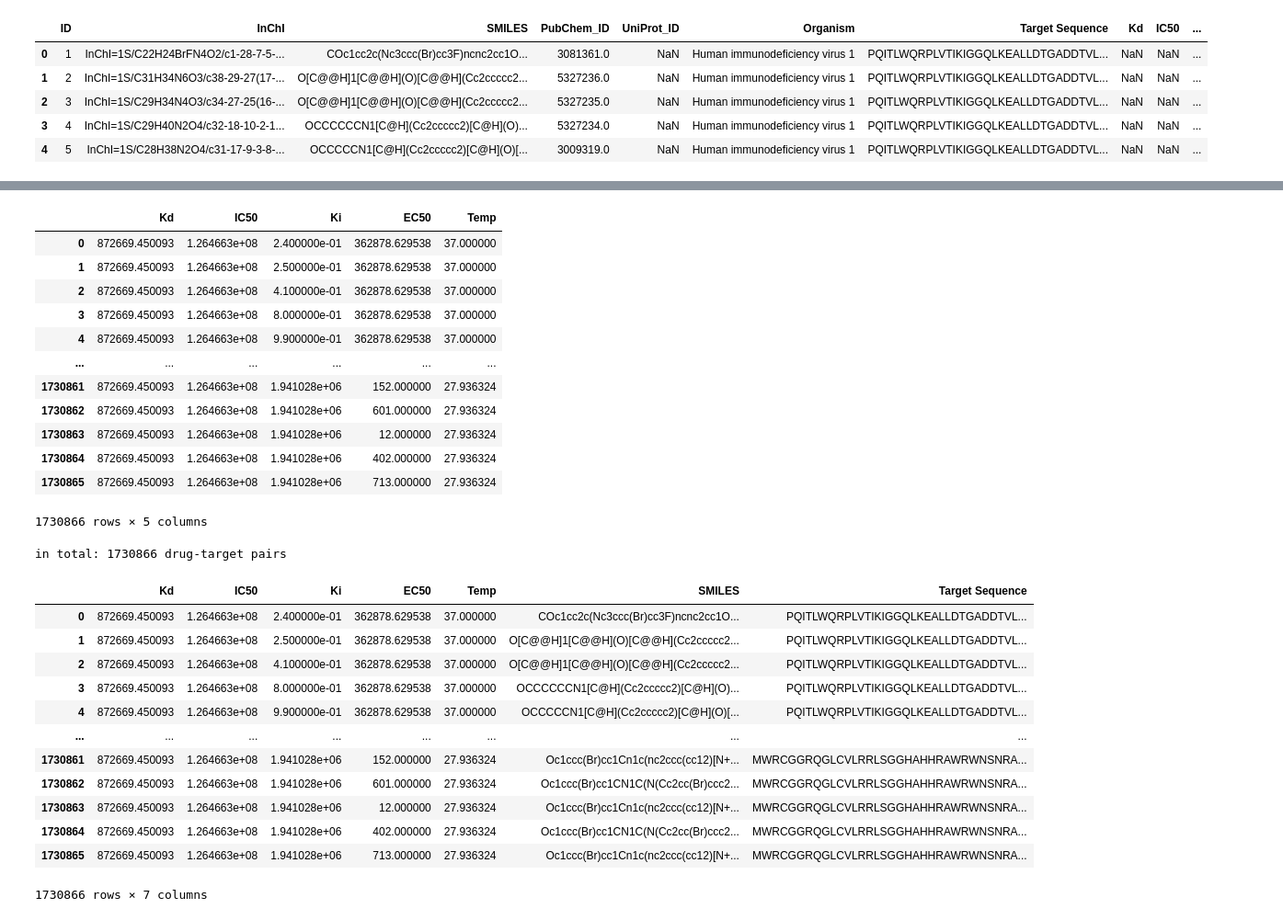
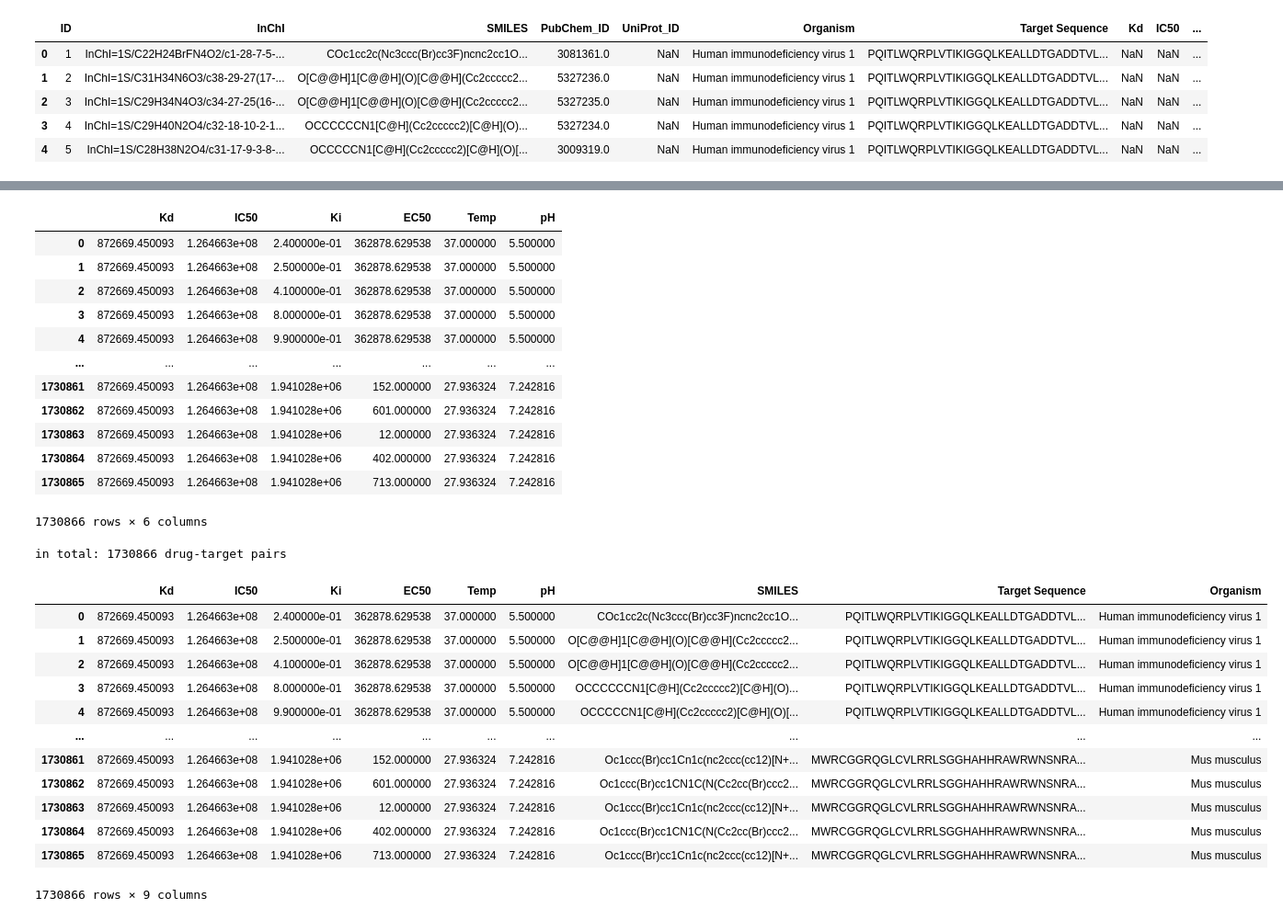
Before and after one commit to jchartove/DeepPurpose-omic, a Jupyter notebook: new_model_10_1.ipynb, the cells around one changed output, grey strips where cells are left out. Shown at 92% size. Saved outputs shown, nothing was run; the diff lists cells and outputs as text; code cells hidden in the pictures.

```diff
--- a/new_model_10_1.ipynb
+++ b/new_model_10_1.ipynb
@@ -124,6 +143,7 @@ for label in idx_str:
     else:
             y[label] = df_want[label].values
 
+y['pH'] = df_want['pH']
 X_drugs = df_want.SMILES.values
 X_targets = df_want['Target Sequence'].values
 y = y.apply(pd.to_numeric, errors='coerce')
@@ -138,0 +159,3 @@ X_drugs.size
+# %%
+X_org = df_want['Organism']
+y
@@ -143,41 +180,42 @@ from sklearn.impute import SimpleImputer, KNNImputer
 imputer = SimpleImputer() #TODO: better imputer
 y_i = imputer.fit_transform(y)
 # %%
-y_i = pd.DataFrame(data=y_i,columns=idx_str)
+y_i = pd.DataFrame(data=y_i,columns=idx_str+['pH'])
 y_i
 # %% [output]
-|  | Kd | IC50 | Ki | EC50 | Temp |
-| 0 | 872669.450093 | 1.264663e+08 | 2.400000e-01 | 362878.629538 | 37.000000 |
-| 1 | 872669.450093 | 1.264663e+08 | 2.500000e-01 | 362878.629538 | 37.000000 |
-| 2 | 872669.450093 | 1.264663e+08 | 4.100000e-01 | 362878.629538 | 37.000000 |
-| 3 | 872669.450093 | 1.264663e+08 | 8.000000e-01 | 362878.629538 | 37.000000 |
-| 4 | 872669.450093 | 1.264663e+08 | 9.900000e-01 | 362878.629538 | 37.000000 |
-| ... | ... | ... | ... | ... | ... |
-| 1730861 | 872669.450093 | 1.264663e+08 | 1.941028e+06 | 152.000000 | 27.936324 |
-| 1730862 | 872669.450093 | 1.264663e+08 | 1.941028e+06 | 601.000000 | 27.936324 |
-| 1730863 | 872669.450093 | 1.264663e+08 | 1.941028e+06 | 12.000000 | 27.936324 |
-| 1730864 | 872669.450093 | 1.264663e+08 | 1.941028e+06 | 402.000000 | 27.936324 |
-| 1730865 | 872669.450093 | 1.264663e+08 | 1.941028e+06 | 713.000000 | 27.936324 |
+|  | Kd | IC50 | Ki | EC50 | Temp | pH |
+| 0 | 872669.450093 | 1.264663e+08 | 2.400000e-01 | 362878.629538 | 37.000000 | 5.500000 |
+| 1 | 872669.450093 | 1.264663e+08 | 2.500000e-01 | 362878.629538 | 37.000000 | 5.500000 |
+| 2 | 872669.450093 | 1.264663e+08 | 4.100000e-01 | 362878.629538 | 37.000000 | 5.500000 |
+| 3 | 872669.450093 | 1.264663e+08 | 8.000000e-01 | 362878.629538 | 37.000000 | 5.500000 |
+| 4 | 872669.450093 | 1.264663e+08 | 9.900000e-01 | 362878.629538 | 37.000000 | 5.500000 |
+| ... | ... | ... | ... | ... | ... | ... |
+| 1730861 | 872669.450093 | 1.264663e+08 | 1.941028e+06 | 152.000000 | 27.936324 | 7.242816 |
+| 1730862 | 872669.450093 | 1.264663e+08 | 1.941028e+06 | 601.000000 | 27.936324 | 7.242816 |
+| 1730863 | 872669.450093 | 1.264663e+08 | 1.941028e+06 | 12.000000 | 27.936324 | 7.242816 |
+| 1730864 | 872669.450093 | 1.264663e+08 | 1.941028e+06 | 402.000000 | 27.936324 | 7.242816 |
+| 1730865 | 872669.450093 | 1.264663e+08 | 1.941028e+06 | 713.000000 | 27.936324 | 7.242816 |
-1730866 rows × 5 columns
+1730866 rows × 6 columns
 # %%
 df_data = y_i
 df_data['SMILES'] = X_drugs
 df_data['Target Sequence'] = X_targets
+df_data['Organism'] = X_org
 
 print('in total: ' + str(len(df_data)) + ' drug-target pairs')
 df_data
 # %% [output]
 in total: 1730866 drug-target pairs
-|  | Kd | IC50 | Ki | EC50 | Temp | SMILES | Target Sequence |
-| 0 | 872669.450093 | 1.264663e+08 | 2.400000e-01 | 362878.629538 | 37.000000 | COc1cc2c(Nc3ccc(Br)cc3F)ncnc2cc1O... | PQITLWQRPLVTIKIGGQLKEALLDTGADDTVL... |
-| 1 | 872669.450093 | 1.264663e+08 | 2.500000e-01 | 362878.629538 | 37.000000 | O[C@@H]1[C@@H](O)[C@@H](Cc2ccccc2... | PQITLWQRPLVTIKIGGQLKEALLDTGADDTVL... |
-| 2 | 872669.450093 | 1.264663e+08 | 4.100000e-01 | 362878.629538 | 37.000000 | O[C@@H]1[C@@H](O)[C@@H](Cc2ccccc2... | PQITLWQRPLVTIKIGGQLKEALLDTGADDTVL... |
-| 3 | 872669.450093 | 1.264663e+08 | 8.000000e-01 | 362878.629538 | 37.000000 | OCCCCCCN1[C@H](Cc2ccccc2)[C@H](O)... | PQITLWQRPLVTIKIGGQLKEALLDTGADDTVL... |
-| 4 | 872669.450093 | 1.264663e+08 | 9.900000e-01 | 362878.629538 | 37.000000 | OCCCCCN1[C@H](Cc2ccccc2)[C@H](O)[... | PQITLWQRPLVTIKIGGQLKEALLDTGADDTVL... |
-| ... | ... | ... | ... | ... | ... | ... | ... |
-| 1730861 | 872669.450093 | 1.264663e+08 | 1.941028e+06 | 152.000000 | 27.936324 | Oc1ccc(Br)cc1Cn1c(nc2ccc(cc12)[N+... | MWRCGGRQGLCVLRRLSGGHAHHRAWRWNSNRA... |
-| 1730862 | 872669.450093 | 1.264663e+08 | 1.941028e+06 | 601.000000 | 27.936324 | Oc1ccc(Br)cc1CN1C(N(Cc2cc(Br)ccc2... | MWRCGGRQGLCVLRRLSGGHAHHRAWRWNSNRA... |
-| 1730863 | 872669.450093 | 1.264663e+08 | 1.941028e+06 | 12.000000 | 27.936324 | Oc1ccc(Br)cc1Cn1c(nc2ccc(cc12)[N+... | MWRCGGRQGLCVLRRLSGGHAHHRAWRWNSNRA... |
-| 1730864 | 872669.450093 | 1.264663e+08 | 1.941028e+06 | 402.000000 | 27.936324 | Oc1ccc(Br)cc1CN1C(N(Cc2cc(Br)ccc2... | MWRCGGRQGLCVLRRLSGGHAHHRAWRWNSNRA... |
-| 1730865 | 872669.450093 | 1.264663e+08 | 1.941028e+06 | 713.000000 | 27.936324 | Oc1ccc(Br)cc1Cn1c(nc2ccc(cc12)[N+... | MWRCGGRQGLCVLRRLSGGHAHHRAWRWNSNRA... |
+|  | Kd | IC50 | Ki | EC50 | Temp | pH | SMILES | Target Sequence | Organism |
+| 0 | 872669.450093 | 1.264663e+08 | 2.400000e-01 | 362878.629538 | 37.000000 | 5.500000 | COc1cc2c(Nc3ccc(Br)cc3F)ncnc2cc1O... | PQITLWQRPLVTIKIGGQLKEALLDTGADDTVL... | Human immunodeficiency virus 1 |
+| 1 | 872669.450093 | 1.264663e+08 | 2.500000e-01 | 362878.629538 | 37.000000 | 5.500000 | O[C@@H]1[C@@H](O)[C@@H](Cc2ccccc2... | PQITLWQRPLVTIKIGGQLKEALLDTGADDTVL... | Human immunodeficiency virus 1 |
+| 2 | 872669.450093 | 1.264663e+08 | 4.100000e-01 | 362878.629538 | 37.000000 | 5.500000 | O[C@@H]1[C@@H](O)[C@@H](Cc2ccccc2... | PQITLWQRPLVTIKIGGQLKEALLDTGADDTVL... | Human immunodeficiency virus 1 |
+| 3 | 872669.450093 | 1.264663e+08 | 8.000000e-01 | 362878.629538 | 37.000000 | 5.500000 | OCCCCCCN1[C@H](Cc2ccccc2)[C@H](O)... | PQITLWQRPLVTIKIGGQLKEALLDTGADDTVL... | Human immunodeficiency virus 1 |
+| 4 | 872669.450093 | 1.264663e+08 | 9.900000e-01 | 362878.629538 | 37.000000 | 5.500000 | OCCCCCN1[C@H](Cc2ccccc2)[C@H](O)[... | PQITLWQRPLVTIKIGGQLKEALLDTGADDTVL... | Human immunodeficiency virus 1 |
+| ... | ... | ... | ... | ... | ... | ... | ... | ... | ... |
+| 1730861 | 872669.450093 | 1.264663e+08 | 1.941028e+06 | 152.000000 | 27.936324 | 7.242816 | Oc1ccc(Br)cc1Cn1c(nc2ccc(cc12)[N+... | MWRCGGRQGLCVLRRLSGGHAHHRAWRWNSNRA... | Mus musculus |
+| 1730862 | 872669.450093 | 1.264663e+08 | 1.941028e+06 | 601.000000 | 27.936324 | 7.242816 | Oc1ccc(Br)cc1CN1C(N(Cc2cc(Br)ccc2... | MWRCGGRQGLCVLRRLSGGHAHHRAWRWNSNRA... | Mus musculus |
+| 1730863 | 872669.450093 | 1.264663e+08 | 1.941028e+06 | 12.000000 | 27.936324 | 7.242816 | Oc1ccc(Br)cc1Cn1c(nc2ccc(cc12)[N+... | MWRCGGRQGLCVLRRLSGGHAHHRAWRWNSNRA... | Mus musculus |
+| 1730864 | 872669.450093 | 1.264663e+08 | 1.941028e+06 | 402.000000 | 27.936324 | 7.242816 | Oc1ccc(Br)cc1CN1C(N(Cc2cc(Br)ccc2... | MWRCGGRQGLCVLRRLSGGHAHHRAWRWNSNRA... | Mus musculus |
+| 1730865 | 872669.450093 | 1.264663e+08 | 1.941028e+06 | 713.000000 | 27.936324 | 7.242816 | Oc1ccc(Br)cc1Cn1c(nc2ccc(cc12)[N+... | MWRCGGRQGLCVLRRLSGGHAHHRAWRWNSNRA... | Mus musculus |
-1730866 rows × 7 columns
+1730866 rows × 9 columns
```
Also changed, not shown: parts of 47 cells of this notebook, 2 other files.
